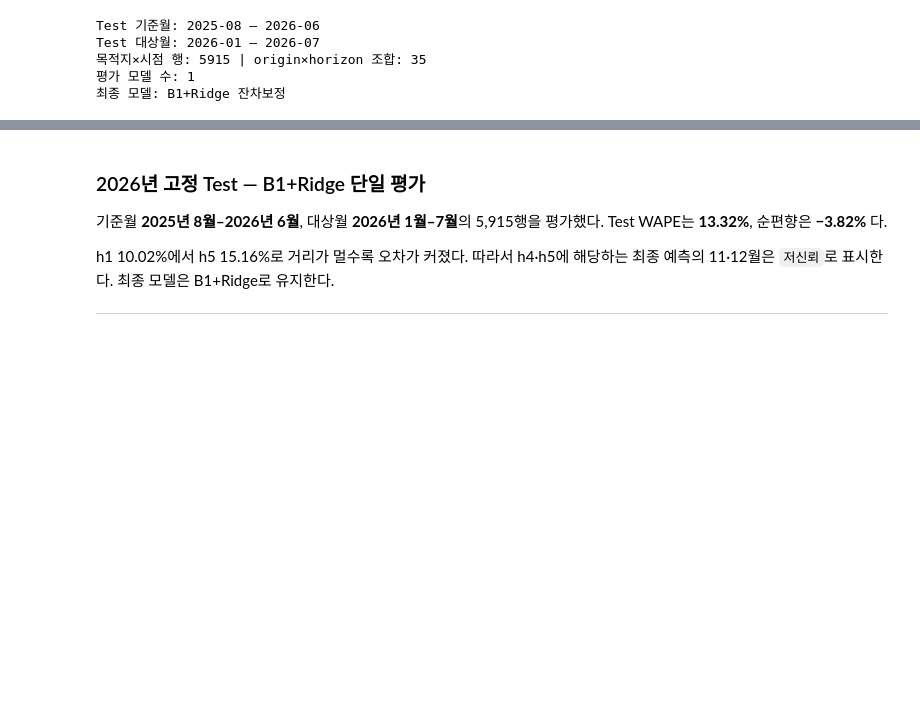
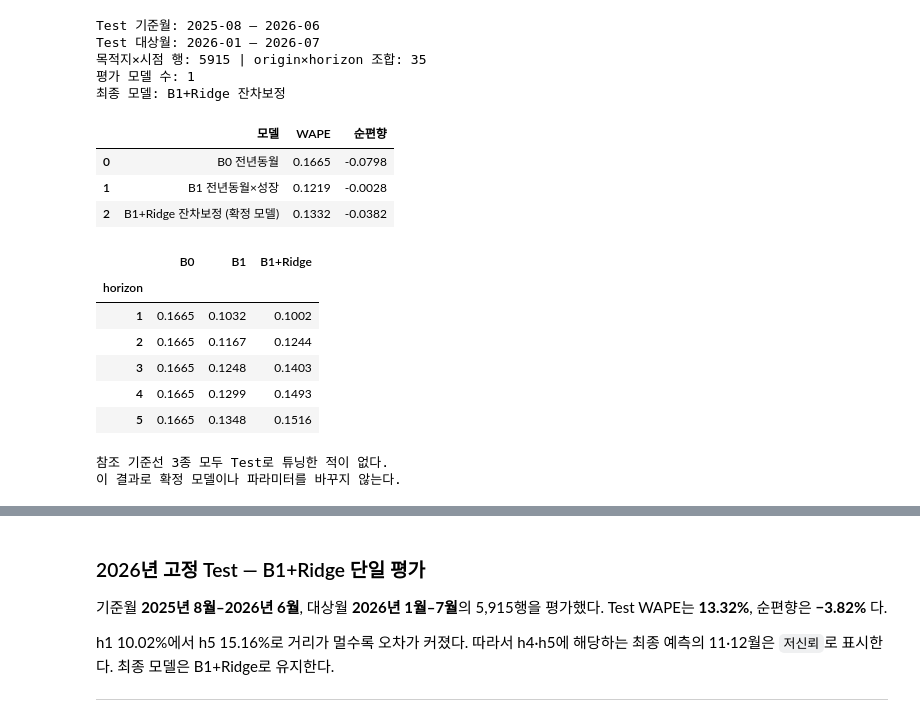
Before and after one commit to kth530/korea_outbound_travel_analysis, a Jupyter notebook: notebooks/05_demand_forecast.ipynb, the cells around one changed output, grey strips where cells are left out. Drawn from its saved outputs; the diff is of its cells as text; code cells hidden in the pictures; blank space fills up the shorter version.

```diff
--- a/notebooks/05_demand_forecast.ipynb
+++ b/notebooks/05_demand_forecast.ipynb
@@ -1417,3 +1417,46 @@ Test 대상월: 2026-01 – 2026-07
 목적지×시점 행: 5915 | origin×horizon 조합: 35
 평가 모델 수: 1
 최종 모델: B1+Ridge 잔차보정
+# %%
+# Test 구간 참조 기준선. B0·B1은 Test로 튜닝한 적이 없으므로 '확정 모델
+# 하나만 평가한다'는 원칙을 깨지 않는다. 13.32%가 좋은 값인지 판단할 기준을
+# 제공하기 위해 같은 5,915행에서 함께 계산한다.
+final_test['pred_b0_test'] = final_test['seasonal_naive_pred']
+final_test['pred_b1_test'] = final_test['b1_base']
+
+def _bias_col(df, col):
+    return ((df[col].sum() - df['target_passengers'].sum())
+            / df['target_passengers'].sum())
+
+test_reference = pd.DataFrame([
+    {'모델': 'B0 전년동월', 'WAPE': _W(final_test, 'pred_b0_test'),
+     '순편향': _bias_col(final_test, 'pred_b0_test')},
+    {'모델': 'B1 전년동월×성장', 'WAPE': _W(final_test, 'pred_b1_test'),
+     '순편향': _bias_col(final_test, 'pred_b1_test')},
+    {'모델': 'B1+Ridge 잔차보정 (확정 모델)', 'WAPE': _W(final_test, 'pred_final'),
+     '순편향': _bias_col(final_test, 'pred_final')},
+])
+display(test_reference.round(4))
+
+test_reference_by_h = final_test.groupby('horizon').apply(
+    lambda x: pd.Series({'B0': _W(x, 'pred_b0_test'),
+                         'B1': _W(x, 'pred_b1_test'),
+                         'B1+Ridge': _W(x, 'pred_final')}),
+    include_groups=False)
+display(test_reference_by_h.round(4))
+print('참조 기준선 3종 모두 Test로 튜닝한 적이 없다.')
+print('이 결과로 확정 모델이나 파라미터를 바꾸지 않는다.')
+# %% [output]
+|  | 모델 | WAPE | 순편향 |
+| 0 | B0 전년동월 | 0.1665 | -0.0798 |
+| 1 | B1 전년동월×성장 | 0.1219 | -0.0028 |
+| 2 | B1+Ridge 잔차보정 (확정 모델) | 0.1332 | -0.0382 |
+|  | B0 | B1 | B1+Ridge |
+| horizon |  |  |  |
+| 1 | 0.1665 | 0.1032 | 0.1002 |
+| 2 | 0.1665 | 0.1167 | 0.1244 |
+| 3 | 0.1665 | 0.1248 | 0.1403 |
+| 4 | 0.1665 | 0.1299 | 0.1493 |
+| 5 | 0.1665 | 0.1348 | 0.1516 |
+참조 기준선 3종 모두 Test로 튜닝한 적이 없다.
+이 결과로 확정 모델이나 파라미터를 바꾸지 않는다.
```
Also changed, not shown: parts of 3 cells of this notebook, 3 other files.
